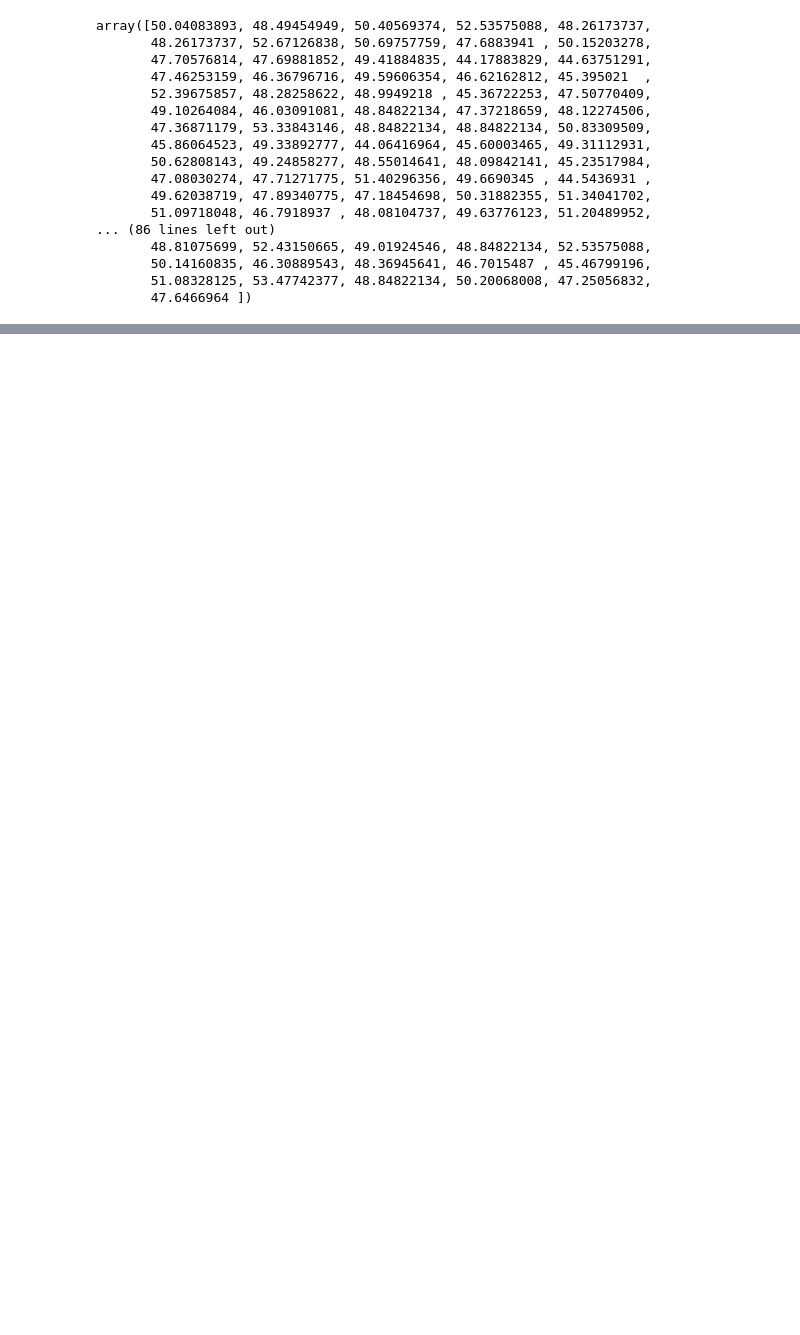
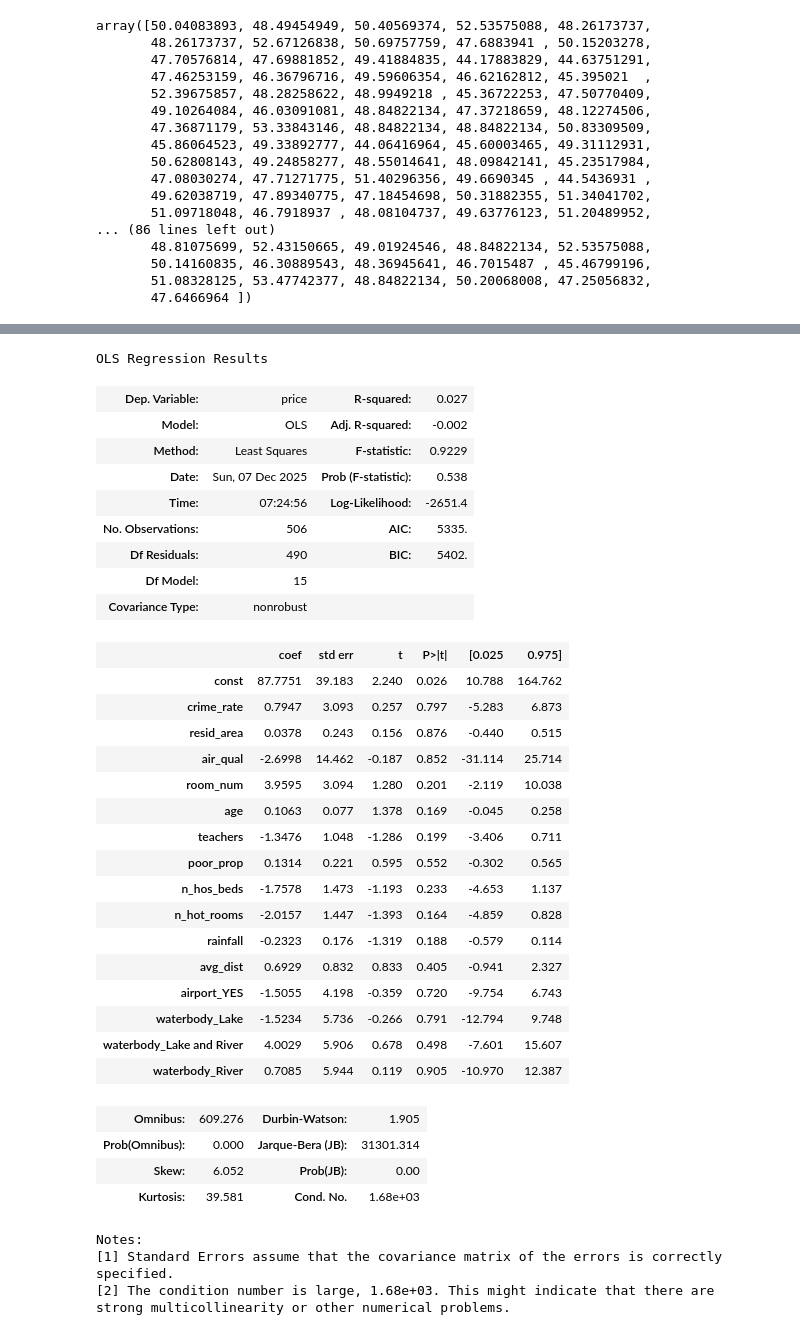
Before and after one commit to malvernbright/machine-learning-python-r, a Jupyter notebook: Preprocessing.ipynb, the cells around one changed output, grey strips where cells are left out. Drawn from its saved outputs; the diff is of its cells as text; code cells hidden in the pictures; blank space fills up the shorter version.

```diff
--- a/Preprocessing.ipynb
+++ b/Preprocessing.ipynb
@@ -477,0 +492,4 @@ sns.jointplot(x=df['room_num'], y=df['price'], data=df, kind='reg')
+# %%
+y_multi = df["price"]
+# %%
+X_multi_cons = sn.add_constant(X_multi)
@@ -477,0 +516,42 @@ sns.jointplot(x=df['room_num'], y=df['price'], data=df, kind='reg')
+# %%
+X_multi_cons = X_multi_cons.astype(float)
+# %%
+lm_multi = sn.OLS(y_multi, X_multi_cons).fit()
+# %%
+lm_multi.summary()
+# %% [output]
+OLS Regression Results
+| Dep. Variable: | price | R-squared: | 0.027 |
+| Model: | OLS | Adj. R-squared: | -0.002 |
+| Method: | Least Squares | F-statistic: | 0.9229 |
+| Date: | Sun, 07 Dec 2025 | Prob (F-statistic): | 0.538 |
+| Time: | 07:24:56 | Log-Likelihood: | -2651.4 |
+| No. Observations: | 506 | AIC: | 5335. |
+| Df Residuals: | 490 | BIC: | 5402. |
+| Df Model: | 15 |  |  |
+| Covariance Type: | nonrobust |  |  |
+|  | coef | std err | t | P>|t| | [0.025 | 0.975] |
+| const | 87.7751 | 39.183 | 2.240 | 0.026 | 10.788 | 164.762 |
+| crime_rate | 0.7947 | 3.093 | 0.257 | 0.797 | -5.283 | 6.873 |
+| resid_area | 0.0378 | 0.243 | 0.156 | 0.876 | -0.440 | 0.515 |
+| air_qual | -2.6998 | 14.462 | -0.187 | 0.852 | -31.114 | 25.714 |
+| room_num | 3.9595 | 3.094 | 1.280 | 0.201 | -2.119 | 10.038 |
+| age | 0.1063 | 0.077 | 1.378 | 0.169 | -0.045 | 0.258 |
+| teachers | -1.3476 | 1.048 | -1.286 | 0.199 | -3.406 | 0.711 |
+| poor_prop | 0.1314 | 0.221 | 0.595 | 0.552 | -0.302 | 0.565 |
+| n_hos_beds | -1.7578 | 1.473 | -1.193 | 0.233 | -4.653 | 1.137 |
+| n_hot_rooms | -2.0157 | 1.447 | -1.393 | 0.164 | -4.859 | 0.828 |
+| rainfall | -0.2323 | 0.176 | -1.319 | 0.188 | -0.579 | 0.114 |
+| avg_dist | 0.6929 | 0.832 | 0.833 | 0.405 | -0.941 | 2.327 |
+| airport_YES | -1.5055 | 4.198 | -0.359 | 0.720 | -9.754 | 6.743 |
+| waterbody_Lake | -1.5234 | 5.736 | -0.266 | 0.791 | -12.794 | 9.748 |
+| waterbody_Lake and River | 4.0029 | 5.906 | 0.678 | 0.498 | -7.601 | 15.607 |
+| waterbody_River | 0.7085 | 5.944 | 0.119 | 0.905 | -10.970 | 12.387 |
+| Omnibus: | 609.276 | Durbin-Watson: | 1.905 |
+| Prob(Omnibus): | 0.000 | Jarque-Bera (JB): | 31301.314 |
+| Skew: | 6.052 | Prob(JB): | 0.00 |
+| Kurtosis: | 39.581 | Cond. No. | 1.68e+03 |
+Notes:
+[1] Standard Errors assume that the covariance matrix of the errors is correctly specified.
+[2] The condition number is large, 1.68e+03. This might indicate that there are
+strong multicollinearity or other numerical problems.
```
Also changed, not shown: parts of 17 cells of this notebook, 2 other files.
